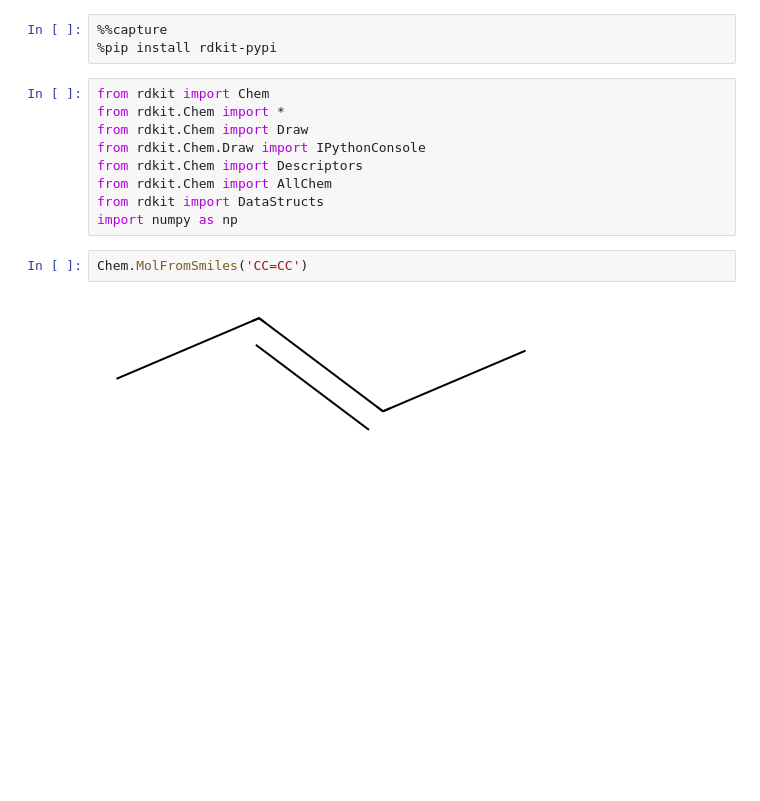
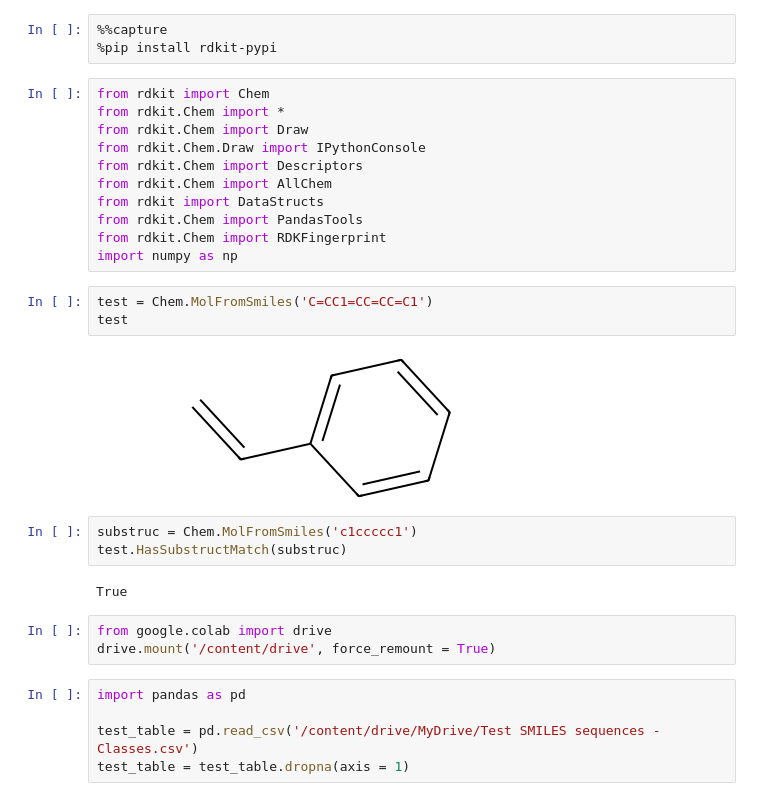
Before and after one commit to liam-haas/CLPS0950_FinalProject, a Jupyter notebook: FinalProject.ipynb, the cells around one changed output. Drawn from its saved outputs; the diff is of its cells as text; blank space fills up the shorter version.

```diff
--- a/FinalProject.ipynb
+++ b/FinalProject.ipynb
@@ -11,8 +11,24 @@ from rdkit.Chem.Draw import IPythonConsole
 from rdkit.Chem import Descriptors
 from rdkit.Chem import AllChem
 from rdkit import DataStructs
+from rdkit.Chem import PandasTools
+from rdkit.Chem import RDKFingerprint
 import numpy as np
 # %%
-Chem.MolFromSmiles('CC=CC')
+test = Chem.MolFromSmiles('C=CC1=CC=CC=C1')
+test
 # %% [output]
-[figure, old version]
+[figure, new version]
+# %%
+substruc = Chem.MolFromSmiles('c1ccccc1')
+test.HasSubstructMatch(substruc)
+# %% [output]
+True
+# %%
+from google.colab import drive
+drive.mount('/content/drive', force_remount = True)
+# %%
+import pandas as pd
+
+test_table = pd.read_csv('/content/drive/MyDrive/Test SMILES sequences - Classes.csv')
+test_table = test_table.dropna(axis = 1)
```
Also changed, not shown: parts of 5 cells of this notebook.
